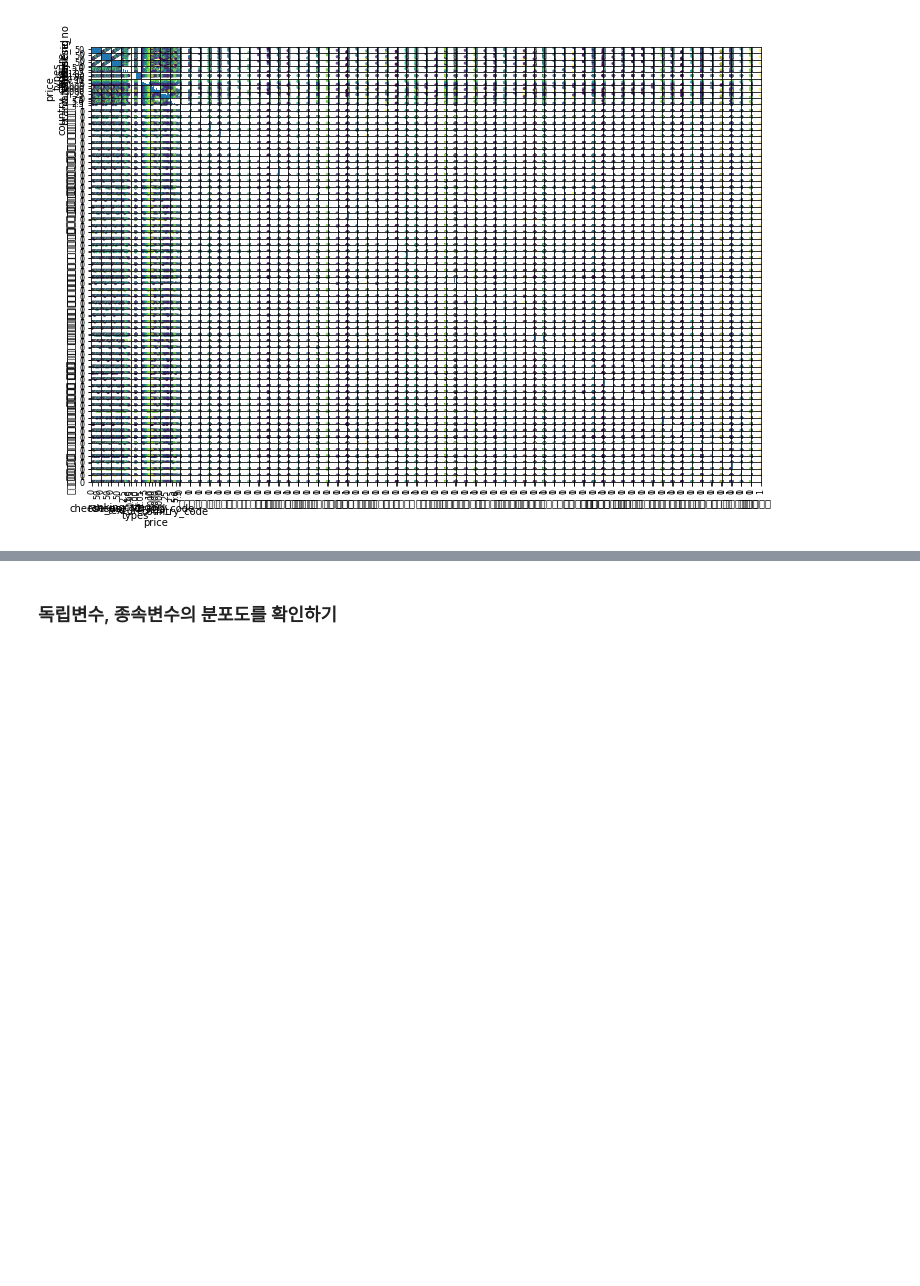
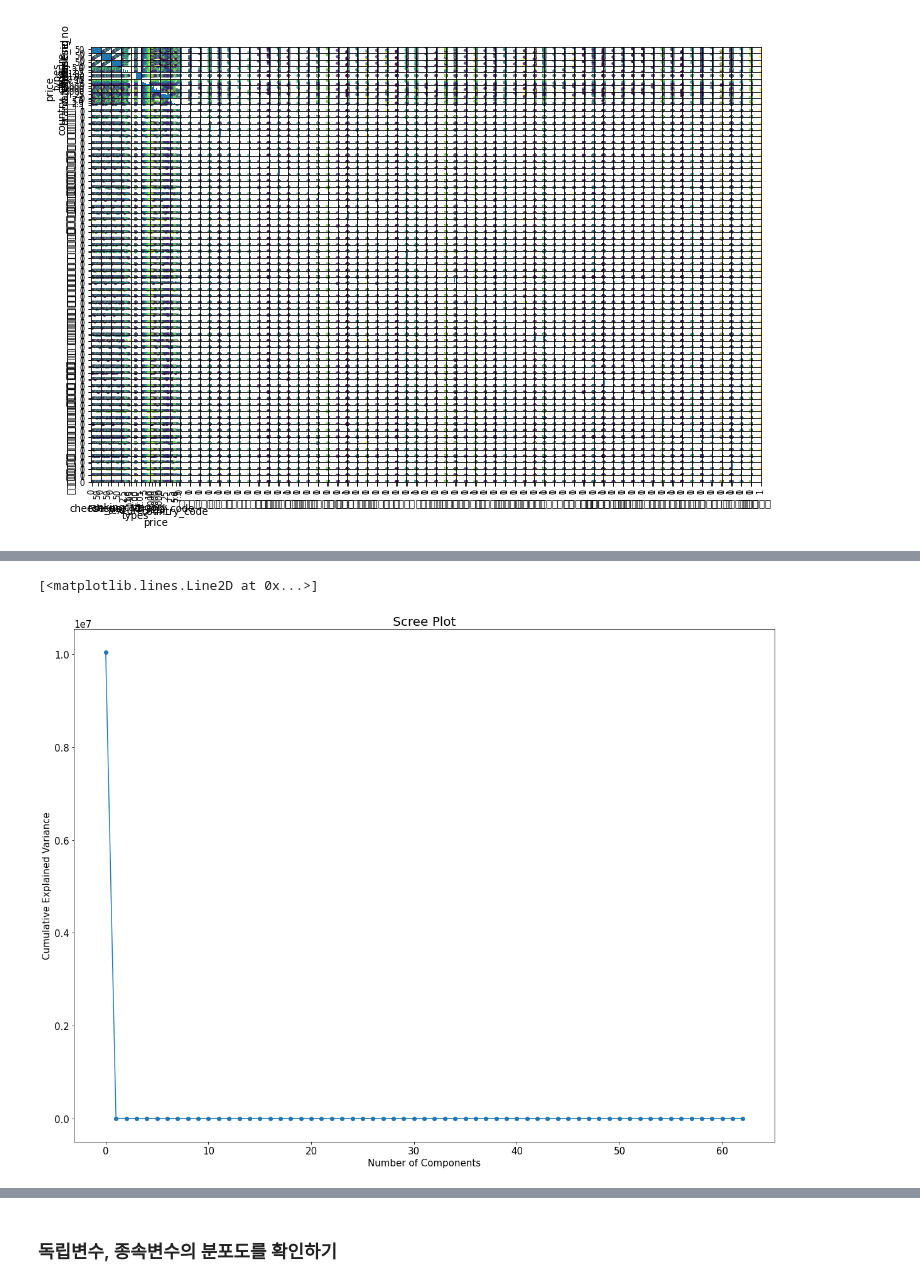
Before and after one commit to soominok/cheese-ai, a Jupyter notebook: com_cheese_api/tf-cheese-modeling.ipynb, the cells around one changed output, grey strips where cells are left out. Cells and saved outputs as stored; diff of their text form; code cells hidden in the pictures; blank space fills up the shorter version.

```diff
--- a/com_cheese_api/tf-cheese-modeling.ipynb
+++ b/com_cheese_api/tf-cheese-modeling.ipynb
@@ -97,0 +214,12 @@ plt.show()
+# %%
+X_cheese_sc_df = pd.DataFrame(X_cheese_sc)
+
+pca = PCA(n_components = len(X_cheese_sc_df.columns) - 1)
+pca_fit = pca.fit(cheese_model_data)
+
+print('\n==================== PCA Result Summary ========================\n')
+print('Singular value : \n', pca.singular_values_)
+print('\n Singular vector : \n', pca.components_.T)
+print('\n Explain Standard deviations : \n', np.sqrt(pca.explained_variance_))
+print('\n Explain Variance Ratio : \n', pca.explained_variance_ratio_)
+print('\n Noise Variance : \n', pca.noise_variance_)
@@ -97,0 +244,9 @@ plt.show()
+# %%
+# Scree Plot
+plt.title('Scree Plot')
+plt.xlabel('Number of Components')
+plt.ylabel('Cumulative Explained Variance')
+plt.plot(pca.explained_variance_, 'o-')
+# %% [output]
+[<matplotlib.lines.Line2D at 0x...>]
+[figure, added]
```
Also changed, not shown: parts of 19 cells of this notebook, 1 other file.
